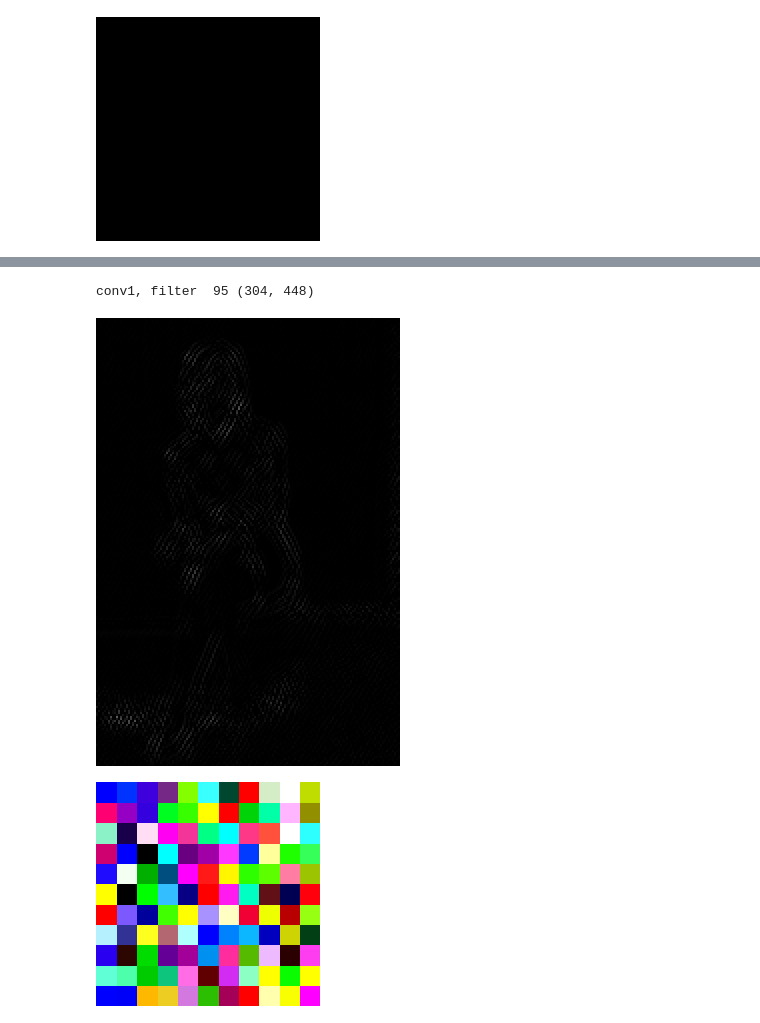
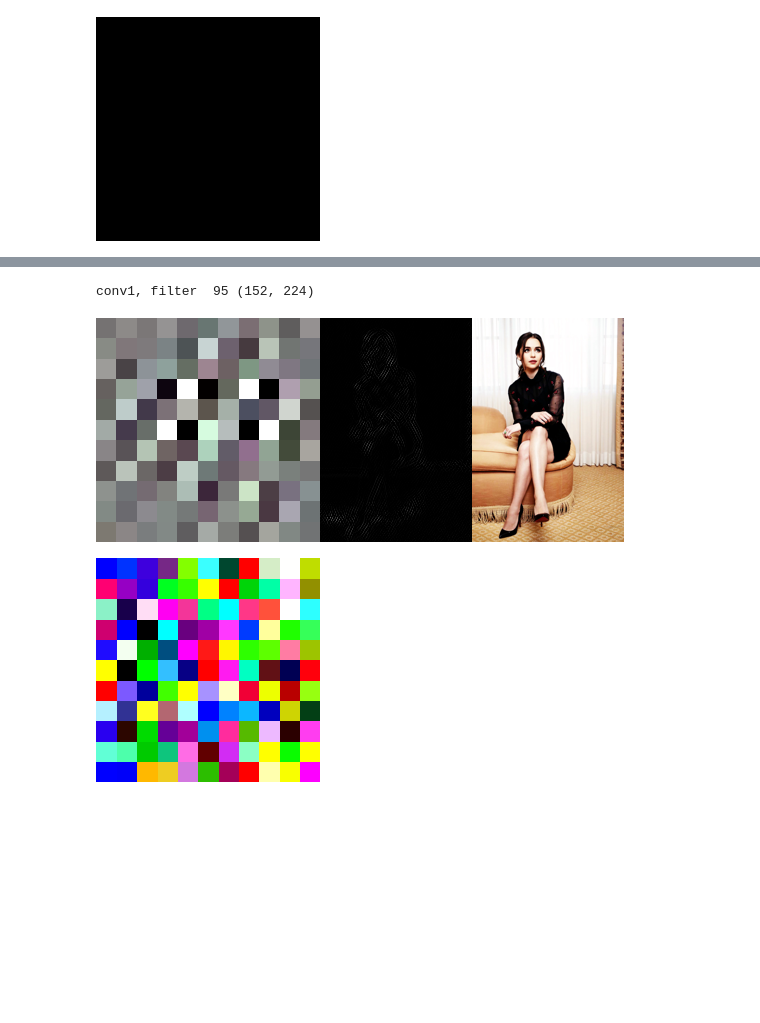
Before and after one commit to hjl/cntkdemo, a Jupyter notebook: AlexNetDemo/2d-convolution.ipynb, the cells around one changed output, grey strips where cells are left out. Cells and saved outputs as stored; diff of their text form; code cells hidden in the pictures; blank space fills up the shorter version.

```diff
--- a/AlexNetDemo/2d-convolution.ipynb
+++ b/AlexNetDemo/2d-convolution.ipynb
@@ -161,37 +161,48 @@ Image('filtered_out.png')
 #conv_mask_from_layer1 = conv1_params.value[95][1]
 #filtered_image = signal.convolve2d(array_of_mono_source, conv_mask_from_layer1, boundary='symm', mode = 'same')
 #im3 = PILImage.fromarray(filtered_image.astype('uint8'))
 #im3.save('filtered_out.png')
 #Image('filtered_out.png')
 from IPython.display import clear_output, display
 import time
 
 for i in range(0,96):
     conv_mask0_from_layer1 = conv1_params.value[i][0]
     filtered_image0 = signal.convolve2d(array_of_mono_source_0, conv_mask0_from_layer1, boundary='symm', mode = 'same')
     conv_mask1_from_layer1 = conv1_params.value[i][1]
     filtered_image1 = signal.convolve2d(array_of_mono_source_1, conv_mask1_from_layer1, boundary='symm', mode = 'same')
     conv_mask2_from_layer1 = conv1_params.value[i][2]
     filtered_image2 = signal.convolve2d(array_of_mono_source_2, conv_mask2_from_layer1, boundary='symm', mode = 'same')
 
 #    filtered_image = filtered_image0 + filtered_image1 + filtered_image2
 #    filtered_image = np.clip(filtered_image, 0., 255.)
 
     filtered_image0 = np.clip(filtered_image0, 0., 255.)
     filtered_image1 = np.clip(filtered_image0, 0., 255.)
     filtered_image2 = np.clip(filtered_image0, 0., 255.)
     filtered_image = np.dstack((filtered_image0,filtered_image1,filtered_image2))
 
+    make_filter_weight_image(conv1_params.value[i], 'testimage2.png', dim=11)
+    filtermask_image = PILImage.open('testimage2.png')
     im3 = PILImage.fromarray(filtered_image.astype('uint8'))
-    im3 = im3.resize((im3.width*2, im3.height*2))
+    #im3 = im3.resize((im3.width*2, im3.height*2))
     im3.save('filtered_out.png')
+
+
+    #display(Image('filtered_out.png'), Image('testimage2.png'))
+    new_size = ((im3.width *2) + 224, im3.height)
+    im_combine = PILImage.new('RGB', new_size)
+    im_combine.paste(filtermask_image, (0,0))
+    im_combine.paste(im3, (filtermask_image.width, 0))
+    im_combine.paste(source_image2, (filtermask_image.width + im3.width, 0))
+    im_combine.save('combined_out.png')
     clear_output()
     print ('conv1, filter ', i, im3.size)
-    display(Image('filtered_out.png'))
+    display(Image('combined_out.png'))
     time.sleep(1)
 # %% [output]
-conv1, filter  95 (304, 448)
+conv1, filter  95 (152, 224)
-[figure, old version]
+[figure, new version]
 # %%
 import os
 make_filter_weight_image(testweights, 'testfilter.png', dim=11)
```
Also changed, not shown: parts of 3 cells of this notebook, 5 other files.
